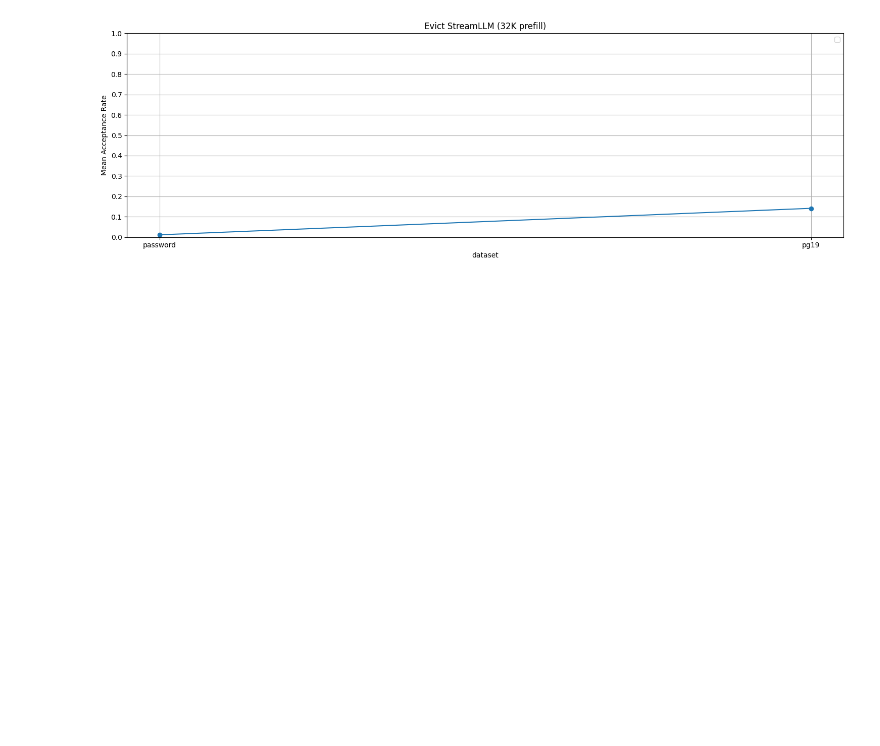
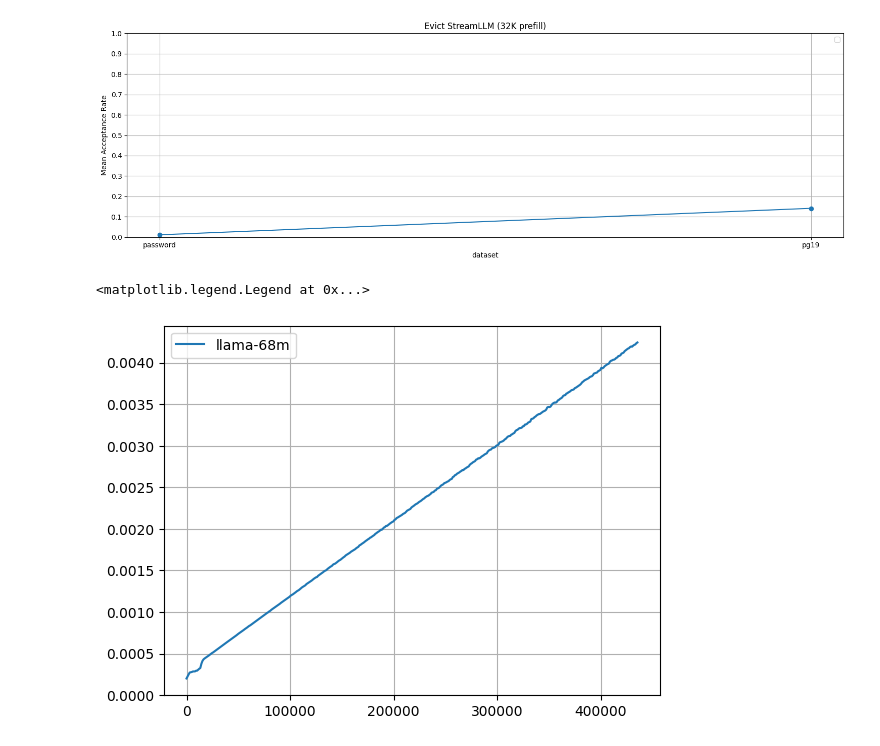
Before and after one commit to ranonrkm/TriForce-legacy, a Jupyter notebook: apps/plot.ipynb, the cells around one changed output. Cells and saved outputs as stored; diff of their text form; code cells hidden in the pictures; blank space fills up the shorter version.

```diff
--- a/apps/plot.ipynb
+++ b/apps/plot.ipynb
@@ -103,3 +90,29 @@ plot_test(file_path, xaxis, title)
 No artists with labels found to put in legend.  Note that artists whose label start with an underscore are ignored when legend() is called with no argument.
 Plotting
 [figure]
+# %%
+import pandas as pd
+import matplotlib.pyplot as plt
+
+file_path = '/home/hanshis/workspace/LongContextInfer/benchmark/report/L40_llama_7B_128K_graph.csv'
+df = pd.read_csv(file_path)
+table = df[df['model'] == 'JackFram/llama-68m']
+x_list = table['prefill'].unique()
+x_list.sort()
+y_list = []
+for x in x_list:
+    y_list.append(table[table['prefill'] == x]['latency'].mean())
+plt.plot(x_list, y_list, label='llama-68m')
+
+# table = df[df['model'] == 'NousResearch/Yarn-Llama-2-7b-128k']
+# x_list = table['prefill'].unique()
+# x_list.sort()
+# y_list = []
+# for x in x_list:
+#     y_list.append(table[table['prefill'] == x]['latency'].mean())
+# plt.plot(x_list, y_list, label='llama-7B')
+plt.grid()
+plt.legend()
+# %% [output]
+<matplotlib.legend.Legend at 0x...>
+[figure, added]
```
Also changed, not shown: parts of 2 cells of this notebook, 37 other files.
